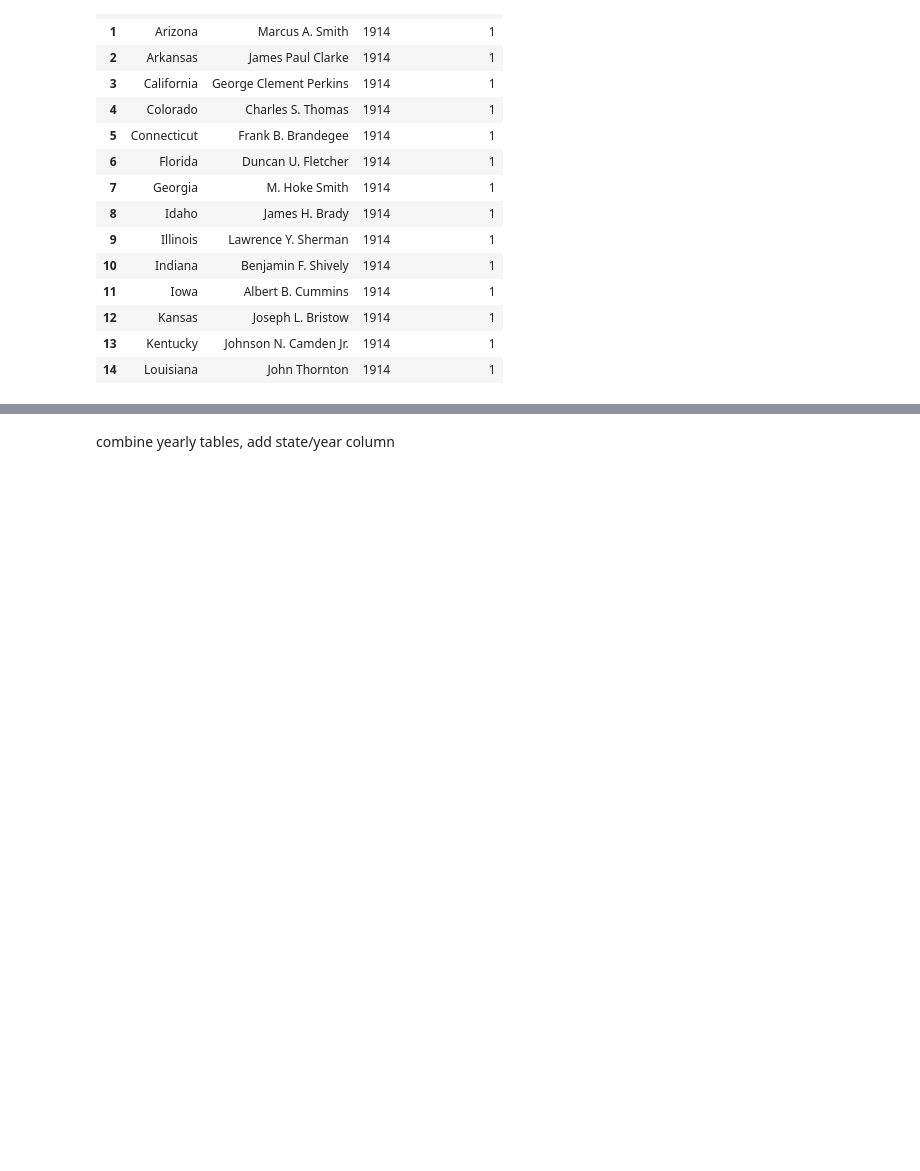
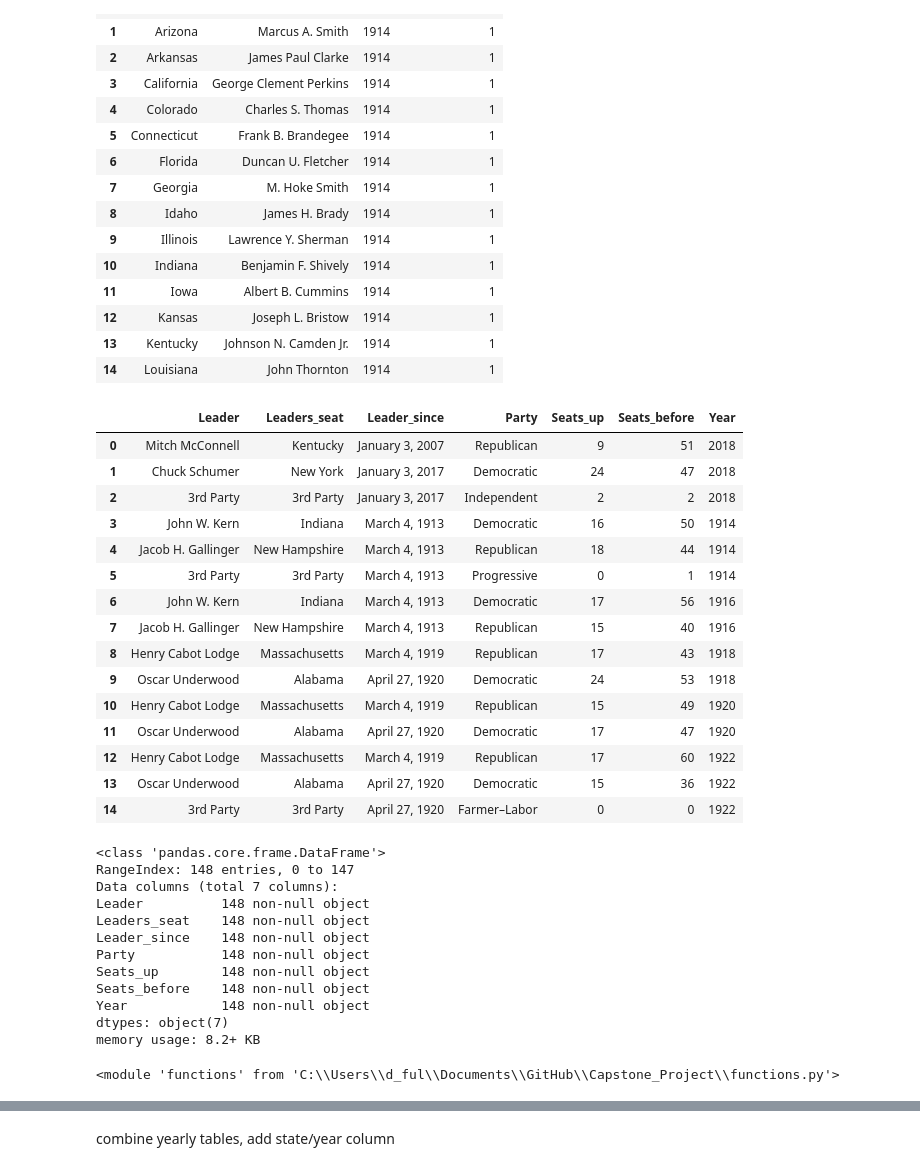
Before and after one commit to dfuller22/US_Senate_Election_Predictor, a Jupyter notebook: PlayG2.ipynb, the cells around one changed output, grey strips where cells are left out. Drawn from its saved outputs; the diff is of its cells as text; code cells hidden in the pictures; blank space fills up the shorter version.

```diff
--- a/PlayG2.ipynb
+++ b/PlayG2.ipynb
@@ -169,22 +189,26 @@ with open('yr_st_dict.pickle', 'rb') as f:
 # %%
-with open('yr_st_dict_joined.pickle', 'rb') as f:
-    yr_st_dict_joined = pickle.load(f)
-    f.close()
+# with open('yr_st_dict_joined.pickle', 'rb') as f:
+#     yr_st_dict_joined = pickle.load(f)
+#     f.close()
 # %%
 with open('yr_st_dict_mapped.pickle', 'rb') as f:
     yr_st_dict_mapped = pickle.load(f)
     f.close()
 # %%
-with open('sen_leader_tables.pickle', 'rb') as f:
-    sen_leader_tables = pickle.load(f)
-    f.close()
+# with open('sen_leader_tables.pickle', 'rb') as f:
+#     sen_leader_tables = pickle.load(f)
+#     f.close()
 # %%
 with open('sen_leader_dict.pickle', 'rb') as f:
     sen_leader_dict = pickle.load(f)
     f.close()
 # %%
-with open('ldr_master_df.pickle', 'rb') as f:
-    ldr_master_df = pickle.load(f)
-    f.close()
+# with open('ldr_master_df.pickle', 'rb') as f:
+#     ldr_master_df = pickle.load(f)
+#     f.close()
+# %%
+with open('ldr_master_df_model.pickle', 'rb') as f:
+    ldr_master_df_model = pickle.load(f)
+    f.close()
 # %%
 ## Must do this befor running code for state elections. Error in code
@@ -390,3 +272,39 @@ display(name_lookup_df.head(15))
 | 12 | Kansas | Joseph L. Bristow | 1914 | 1 |
 | 13 | Kentucky | Johnson N. Camden Jr. | 1914 | 1 |
 | 14 | Louisiana | John Thornton | 1914 | 1 |
+# %%
+display(ldr_master_df_model.head(15))
+ldr_master_df_model.info()
+# %% [output]
+|  | Leader | Leaders_seat | Leader_since | Party | Seats_up | Seats_before | Year |
+| 0 | Mitch McConnell | Kentucky | January 3, 2007 | Republican | 9 | 51 | 2018 |
+| 1 | Chuck Schumer | New York | January 3, 2017 | Democratic | 24 | 47 | 2018 |
+| 2 | 3rd Party | 3rd Party | January 3, 2017 | Independent | 2 | 2 | 2018 |
+| 3 | John W. Kern | Indiana | March 4, 1913 | Democratic | 16 | 50 | 1914 |
+| 4 | Jacob H. Gallinger | New Hampshire | March 4, 1913 | Republican | 18 | 44 | 1914 |
+| 5 | 3rd Party | 3rd Party | March 4, 1913 | Progressive | 0 | 1 | 1914 |
+| 6 | John W. Kern | Indiana | March 4, 1913 | Democratic | 17 | 56 | 1916 |
+| 7 | Jacob H. Gallinger | New Hampshire | March 4, 1913 | Republican | 15 | 40 | 1916 |
+| 8 | Henry Cabot Lodge | Massachusetts | March 4, 1919 | Republican | 17 | 43 | 1918 |
+| 9 | Oscar Underwood | Alabama | April 27, 1920 | Democratic | 24 | 53 | 1918 |
+| 10 | Henry Cabot Lodge | Massachusetts | March 4, 1919 | Republican | 15 | 49 | 1920 |
+| 11 | Oscar Underwood | Alabama | April 27, 1920 | Democratic | 17 | 47 | 1920 |
+| 12 | Henry Cabot Lodge | Massachusetts | March 4, 1919 | Republican | 17 | 60 | 1922 |
+| 13 | Oscar Underwood | Alabama | April 27, 1920 | Democratic | 15 | 36 | 1922 |
+| 14 | 3rd Party | 3rd Party | April 27, 1920 | Farmer–Labor | 0 | 0 | 1922 |
+<class 'pandas.core.frame.DataFrame'>
+RangeIndex: 148 entries, 0 to 147
+Data columns (total 7 columns):
+Leader          148 non-null object
+Leaders_seat    148 non-null object
+Leader_since    148 non-null object
+Party           148 non-null object
+Seats_up        148 non-null object
+Seats_before    148 non-null object
+Year            148 non-null object
+dtypes: object(7)
+memory usage: 8.2+ KB
+# %%
+reload(dlf)
+# %% [output]
+<module 'functions' from 'C:\\Users\\d_ful\\Documents\\GitHub\\Capstone_Project\\functions.py'>
```
Also changed, not shown: parts of 28 cells of this notebook, 3 other files.
